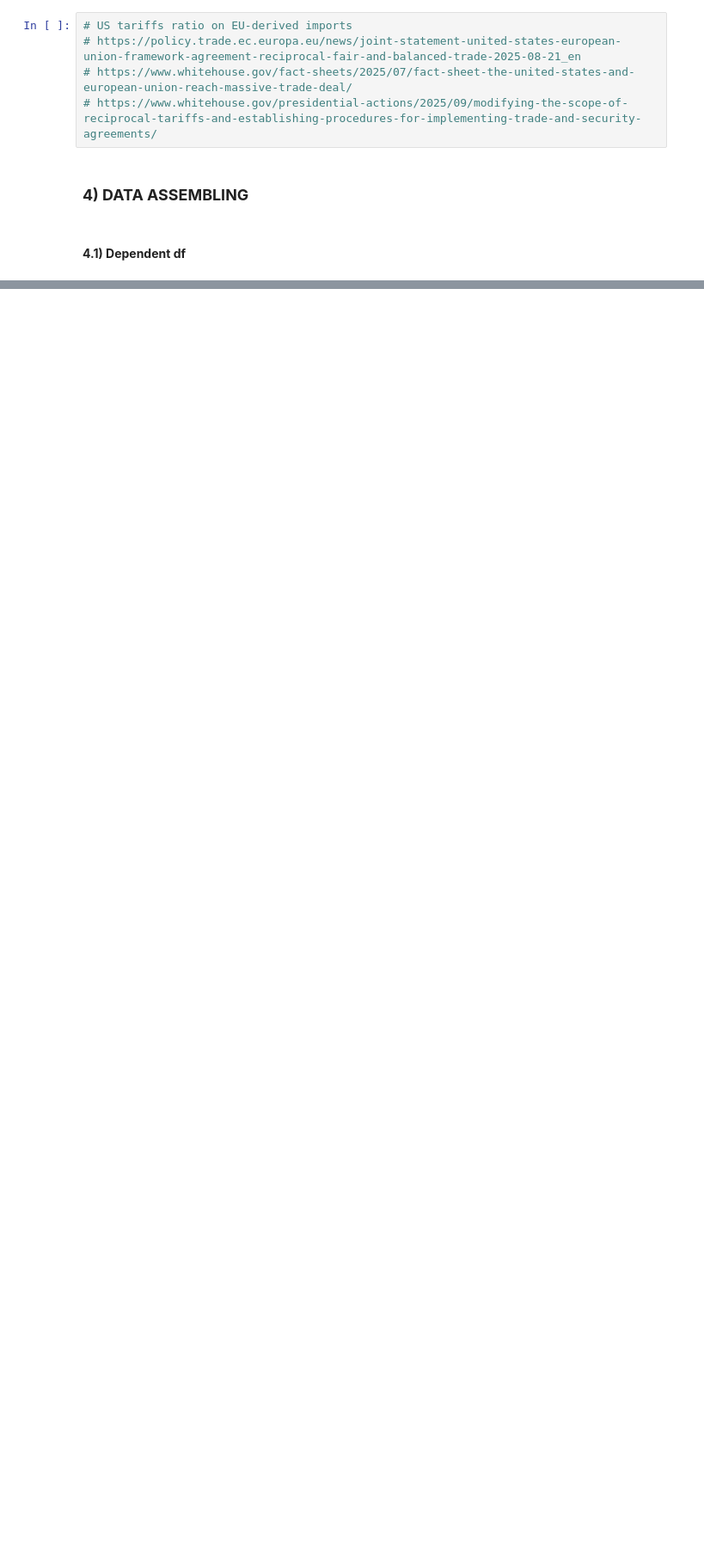
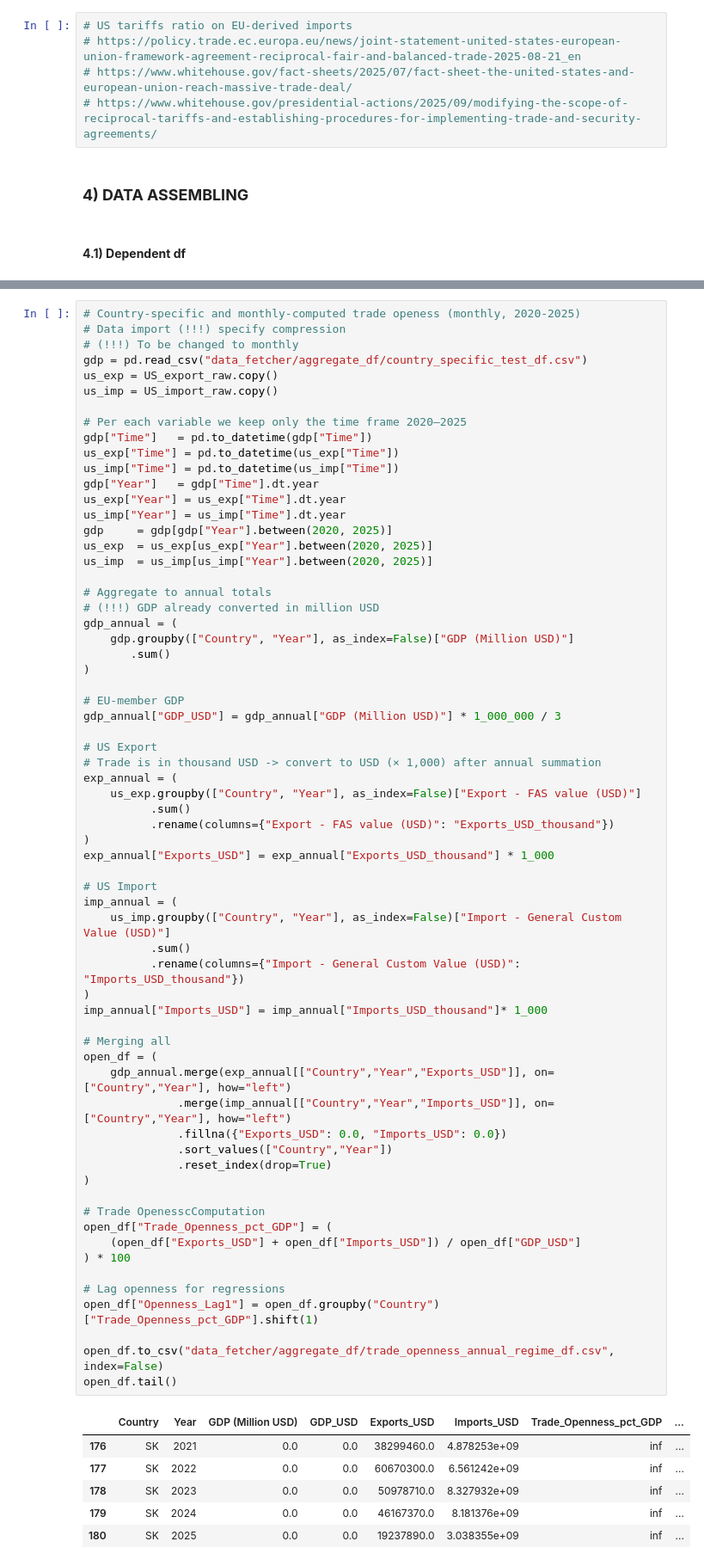
Before and after one commit to EliaLand/PSTR_Financial_Econometrics, a Jupyter notebook: data_fetcher/main.ipynb, the cells around one changed output, grey strips where cells are left out. Shown at 86% size. Drawn from its saved outputs; the diff is of its cells as text; blank space fills up the shorter version.

```diff
--- a/data_fetcher/main.ipynb
+++ b/data_fetcher/main.ipynb
@@ -747 +769,73 @@ US_export_raw.to_csv("aggregate_df/US_export_regime_df.csv", index=False)
+# %%
+# Country-specific and monthly-computed trade openess (monthly, 2020-2025)
+# Data import (!!!) specify compression
+# (!!!) To be changed to monthly
+gdp = pd.read_csv("data_fetcher/aggregate_df/country_specific_test_df.csv")
+us_exp = US_export_raw.copy()
+us_imp = US_import_raw.copy()
+
+# Per each variable we keep only the time frame 2020–2025
+gdp["Time"]   = pd.to_datetime(gdp["Time"])
+us_exp["Time"] = pd.to_datetime(us_exp["Time"])
+us_imp["Time"] = pd.to_datetime(us_imp["Time"])
+gdp["Year"]   = gdp["Time"].dt.year
+us_exp["Year"] = us_exp["Time"].dt.year
+us_imp["Year"] = us_imp["Time"].dt.year
+gdp     = gdp[gdp["Year"].between(2020, 2025)]
+us_exp  = us_exp[us_exp["Year"].between(2020, 2025)]
+us_imp  = us_imp[us_imp["Year"].between(2020, 2025)]
+
+# Aggregate to annual totals
+# (!!!) GDP already converted in million USD
+gdp_annual = (
+    gdp.groupby(["Country", "Year"], as_index=False)["GDP (Million USD)"]
+       .sum()
+)
+
+# EU-member GDP
+gdp_annual["GDP_USD"] = gdp_annual["GDP (Million USD)"] * 1_000_000 / 3
+
+# US Export
+# Trade is in thousand USD -> convert to USD (× 1,000) after annual summation
+exp_annual = (
+    us_exp.groupby(["Country", "Year"], as_index=False)["Export - FAS value (USD)"]
+          .sum()
+          .rename(columns={"Export - FAS value (USD)": "Exports_USD_thousand"})
+)
+exp_annual["Exports_USD"] = exp_annual["Exports_USD_thousand"] * 1_000
+
+# US Import
+imp_annual = (
+    us_imp.groupby(["Country", "Year"], as_index=False)["Import - General Custom Value (USD)"]
+          .sum()
+          .rename(columns={"Import - General Custom Value (USD)": "Imports_USD_thousand"})
+)
+imp_annual["Imports_USD"] = imp_annual["Imports_USD_thousand"]* 1_000
+
+# Merging all
+open_df = (
+    gdp_annual.merge(exp_annual[["Country","Year","Exports_USD"]], on=["Country","Year"], how="left")
+              .merge(imp_annual[["Country","Year","Imports_USD"]], on=["Country","Year"], how="left")
+              .fillna({"Exports_USD": 0.0, "Imports_USD": 0.0})
+              .sort_values(["Country","Year"])
+              .reset_index(drop=True)
+)
+
+# Trade OpenesscComputation
+open_df["Trade_Openness_pct_GDP"] = (
+    (open_df["Exports_USD"] + open_df["Imports_USD"]) / open_df["GDP_USD"]
+) * 100
+
+# Lag openness for regressions
+open_df["Openness_Lag1"] = open_df.groupby("Country")["Trade_Openness_pct_GDP"].shift(1)
+
+open_df.to_csv("data_fetcher/aggregate_df/trade_openness_annual_regime_df.csv", index=False)
+open_df.tail()
+# %% [output]
+|  | Country | Year | GDP (Million USD) | GDP_USD | Exports_USD | Imports_USD | Trade_Openness_pct_GDP | ... |
+| 176 | SK | 2021 | 0.0 | 0.0 | 38299460.0 | 4.878253e+09 | inf | ... |
+| 177 | SK | 2022 | 0.0 | 0.0 | 60670300.0 | 6.561242e+09 | inf | ... |
+| 178 | SK | 2023 | 0.0 | 0.0 | 50978710.0 | 8.327932e+09 | inf | ... |
+| 179 | SK | 2024 | 0.0 | 0.0 | 46167370.0 | 8.181376e+09 | inf | ... |
+| 180 | SK | 2025 | 0.0 | 0.0 | 19237890.0 | 3.038355e+09 | inf | ... |
 # %% [markdown]
```
Also changed, not shown: parts of 28 cells of this notebook, 10 other files.
